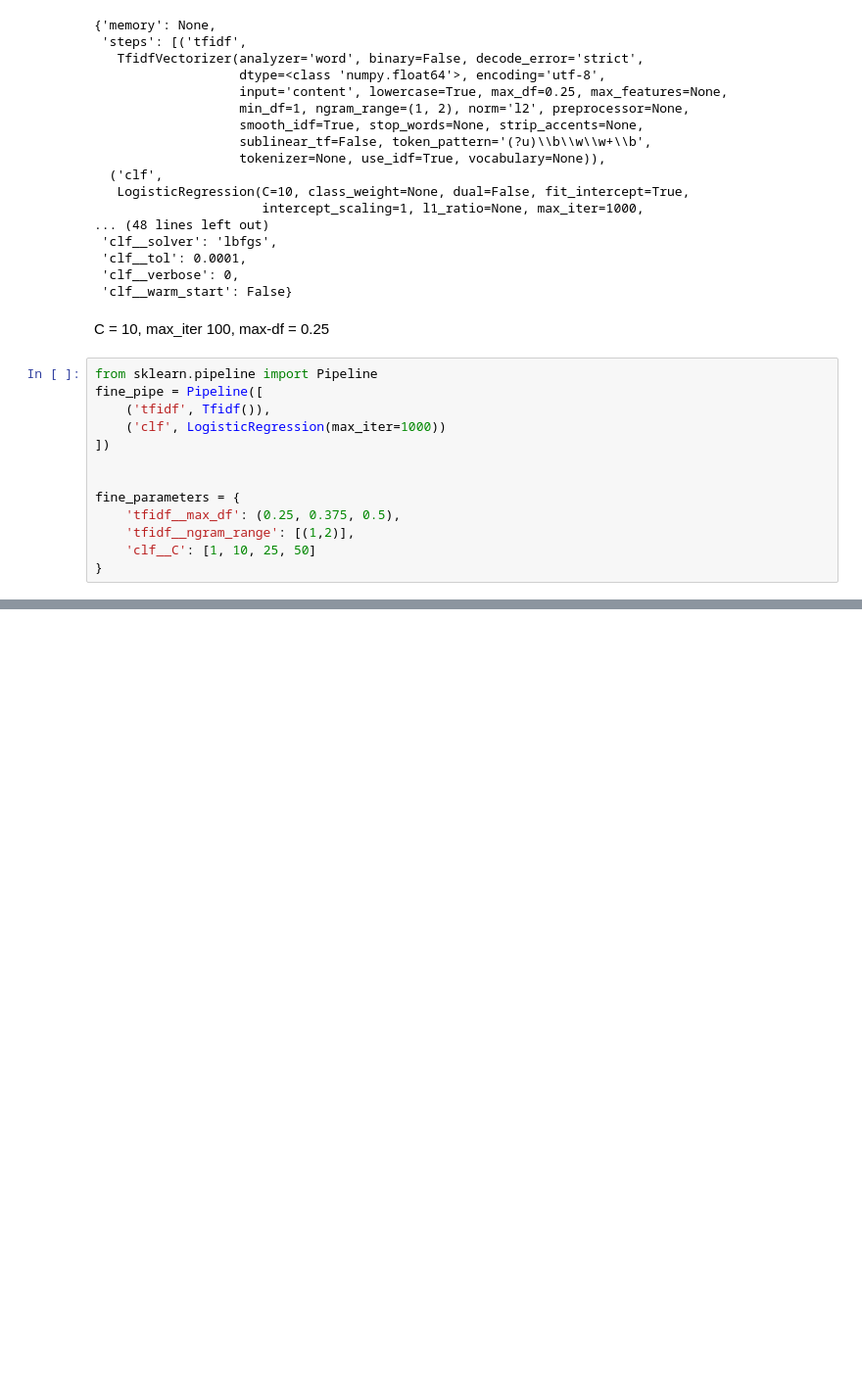
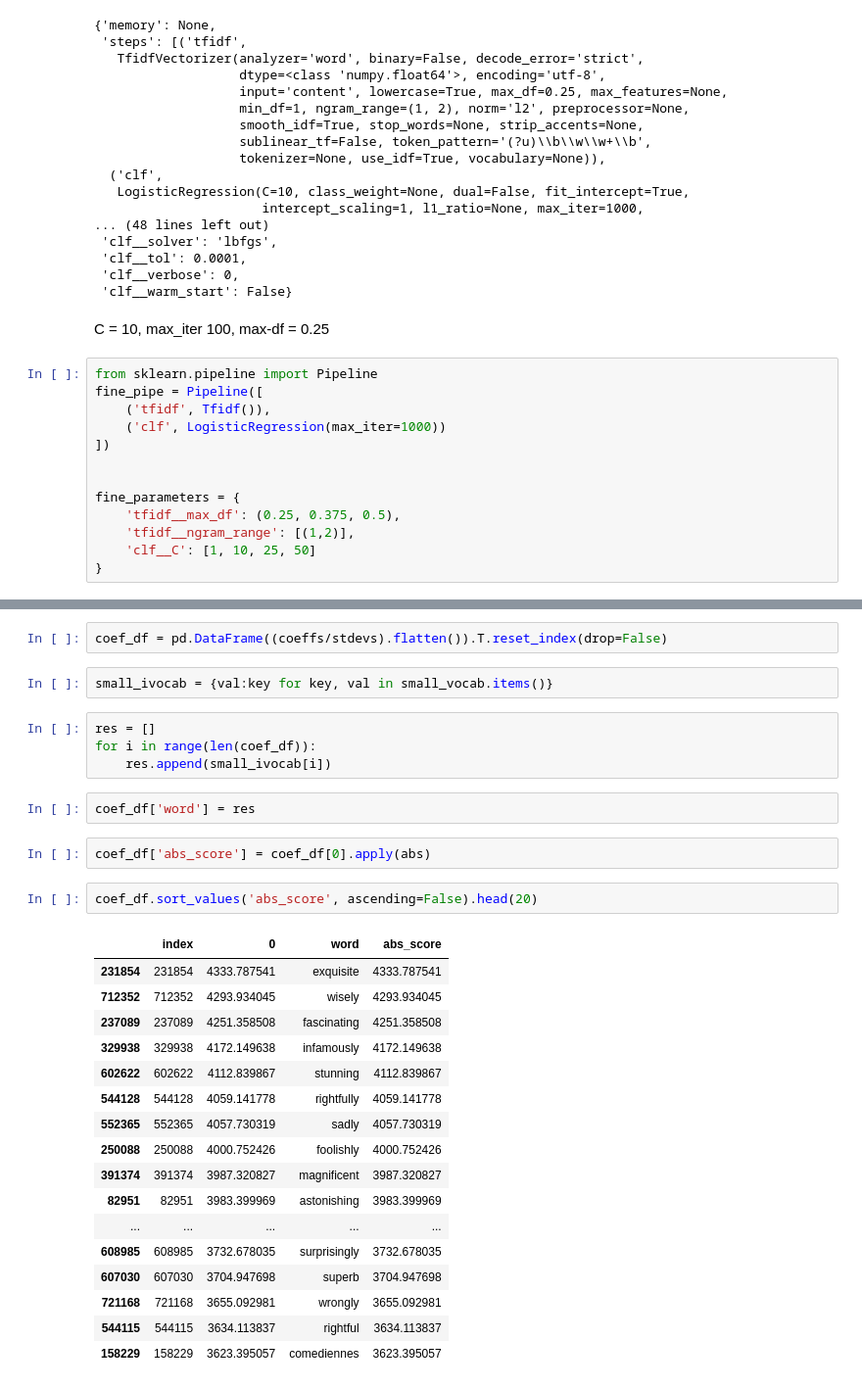
Before and after one commit to benartuso/bias-detection, a Jupyter notebook: bag_of_words.ipynb, the cells around one changed output, grey strips where cells are left out. Shown: that part at 98% size. Saved outputs shown, nothing was run; the diff lists cells and outputs as text; blank space fills up the shorter version.

```diff
--- a/bag_of_words.ipynb
+++ b/bag_of_words.ipynb
@@ -548,0 +1131,32 @@ Fitting 5 folds for each of 12 candidates, totalling 60 fits
+# %%
+coef_df = pd.DataFrame((coeffs/stdevs).flatten()).T.reset_index(drop=False)
+# %%
+small_ivocab = {val:key for key, val in small_vocab.items()}
+# %%
+res = []
+for i in range(len(coef_df)):
+    res.append(small_ivocab[i])
+# %%
+coef_df['word'] = res
+# %%
+coef_df['abs_score'] = coef_df[0].apply(abs)
+# %%
+coef_df.sort_values('abs_score', ascending=False).head(20)
+# %% [output]
+|  | index | 0 | word | abs_score |
+| 231854 | 231854 | 4333.787541 | exquisite | 4333.787541 |
+| 712352 | 712352 | 4293.934045 | wisely | 4293.934045 |
+| 237089 | 237089 | 4251.358508 | fascinating | 4251.358508 |
+| 329938 | 329938 | 4172.149638 | infamously | 4172.149638 |
+| 602622 | 602622 | 4112.839867 | stunning | 4112.839867 |
+| 544128 | 544128 | 4059.141778 | rightfully | 4059.141778 |
+| 552365 | 552365 | 4057.730319 | sadly | 4057.730319 |
+| 250088 | 250088 | 4000.752426 | foolishly | 4000.752426 |
+| 391374 | 391374 | 3987.320827 | magnificent | 3987.320827 |
+| 82951 | 82951 | 3983.399969 | astonishing | 3983.399969 |
+| ... | ... | ... | ... | ... |
+| 608985 | 608985 | 3732.678035 | surprisingly | 3732.678035 |
+| 607030 | 607030 | 3704.947698 | superb | 3704.947698 |
+| 721168 | 721168 | 3655.092981 | wrongly | 3655.092981 |
+| 544115 | 544115 | 3634.113837 | rightful | 3634.113837 |
+| 158229 | 158229 | 3623.395057 | comediennes | 3623.395057 |
```
Also changed, not shown: parts of 78 cells of this notebook.
